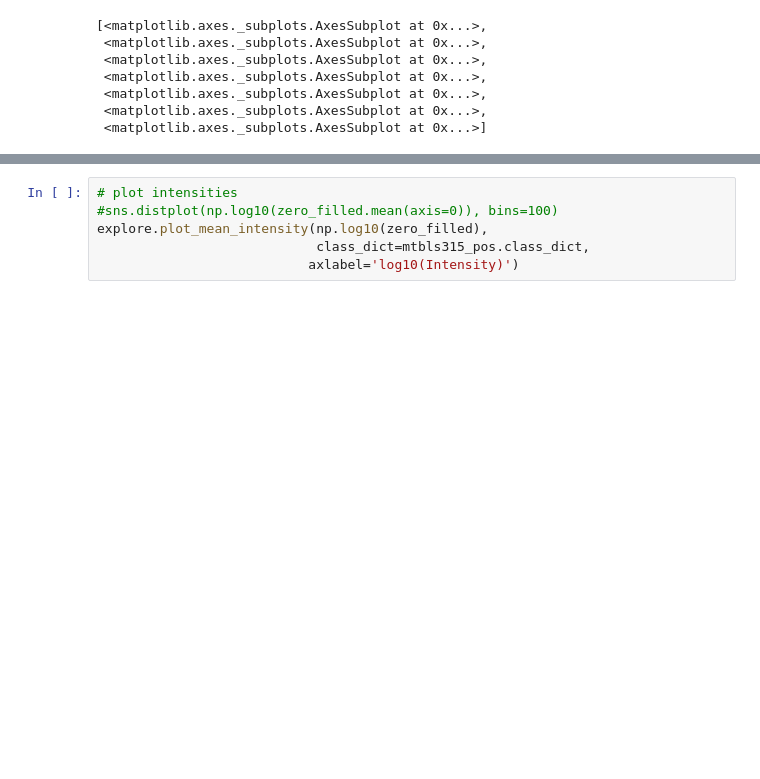
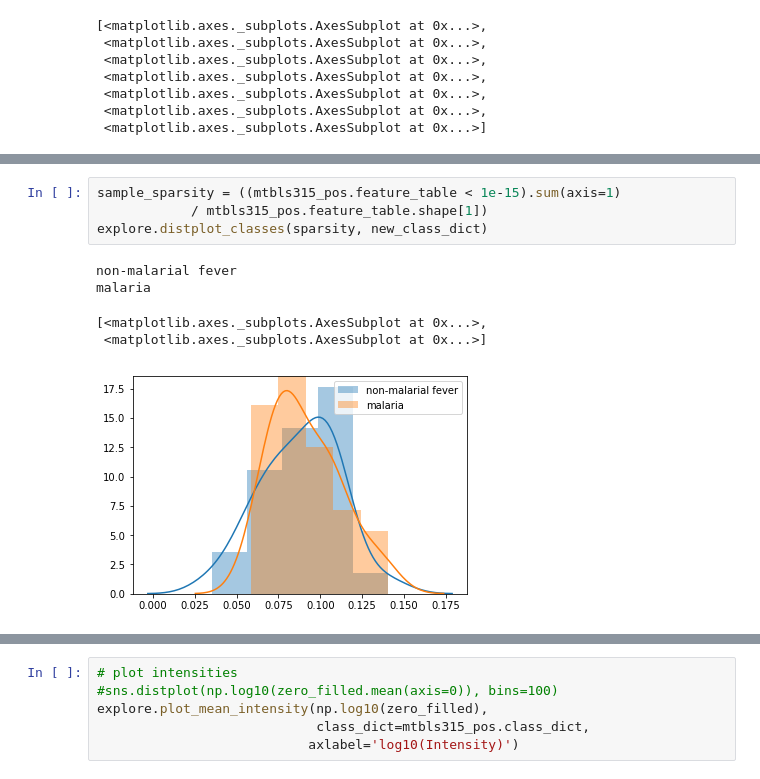
Before and after one commit to irockafe/metabolomics_processing, a Jupyter notebook: notebooks/analysis_code.ipynb, the cells around one changed output, grey strips where cells are left out. Saved outputs shown, nothing was run; the diff lists cells and outputs as text; blank space fills up the shorter version.

```diff
--- a/notebooks/analysis_code.ipynb
+++ b/notebooks/analysis_code.ipynb
@@ -132,0 +142,10 @@ explore.sample_feature_intensity(tidy, plot_type=sns.boxplot)
+# %%
+sample_sparsity = ((mtbls315_pos.feature_table < 1e-15).sum(axis=1)
+            / mtbls315_pos.feature_table.shape[1])
+explore.distplot_classes(sparsity, new_class_dict)
+# %% [output]
+non-malarial fever
+malaria
+[<matplotlib.axes._subplots.AxesSubplot at 0x...>,
+ <matplotlib.axes._subplots.AxesSubplot at 0x...>]
+[figure, added]
```
Also changed, not shown: parts of 7 cells of this notebook, 2 other files.
